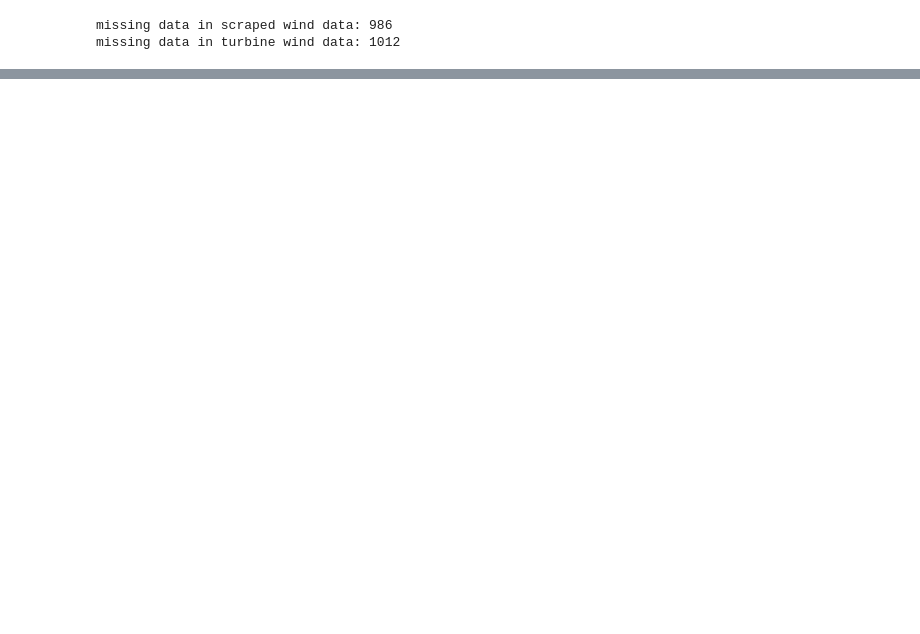
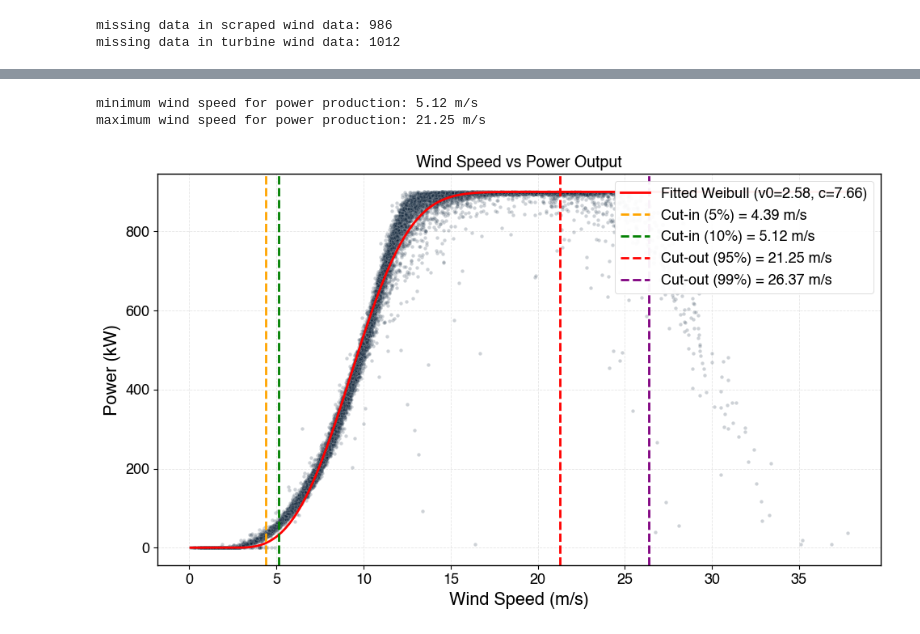
Before and after one commit to ryanabsar/AIB-Capstone-Project, a Jupyter notebook: 02_notebooks/96_Turbine_Analysis.ipynb, the cells around one changed output, grey strips where cells are left out. Cells and saved outputs as stored; diff of their text form; code cells hidden in the pictures; blank space fills up the shorter version.

```diff
--- a/02_notebooks/96_Turbine_Analysis.ipynb
+++ b/02_notebooks/96_Turbine_Analysis.ipynb
@@ -249,0 +381,40 @@ missing data in turbine wind data: 1012
+# %%
+_v_cut_in = df_model[(df_model.loc[:, 'Power_baseline'] >= 10.)].loc[:, 'Wind_speed_baseline'].quantile(0.1) # 5% quantile minimum speed
+_v_cut_out = df_model[df_model['Power_baseline'] >= 10]['Wind_speed_baseline'].quantile(0.95)
+
+print(f"minimum wind speed for power production: {_v_cut_in:.2f} m/s")
+print(f"maximum wind speed for power production: {_v_cut_out:.2f} m/s")
+# %% [output]
+minimum wind speed for power production: 5.12 m/s
+maximum wind speed for power production: 21.25 m/s
+# %%
+# Filter out rows with missing data
+df_plot = df_model.dropna(subset=['Wind_speed_baseline', 'Power_baseline'])
+
+# Compute both quantiles for cut-in and cut-out
+cutin_05 = df_plot[df_plot['Power_baseline'] >= 10]['Wind_speed_baseline'].quantile(0.05)
+cutin_10 = df_plot[df_plot['Power_baseline'] >= 10]['Wind_speed_baseline'].quantile(0.10)
+cutout_95 = df_plot[df_plot['Power_baseline'] >= 10]['Wind_speed_baseline'].quantile(0.95)
+cutout_99 = df_plot[df_plot['Power_baseline'] >= 10]['Wind_speed_baseline'].quantile(0.99)
+
+# Create scatter plot
+plt.figure(figsize=(10, 6))
+sns.scatterplot(data=df_plot, x='Wind_speed_baseline', y='Power_baseline', alpha=0.2, s=10)
+plt.plot(v_sorted, predicted_sorted, color='red', label=f'Fitted Weibull (v0={v0_fit:.2f}, c={c_fit:.2f})')
+
+# Draw cut-in / cut-out lines
+plt.axvline(cutin_05, color='orange', linestyle='--', label=f'Cut-in (5%) = {cutin_05:.2f} m/s')
+plt.axvline(cutin_10, color='green', linestyle='--', label=f'Cut-in (10%) = {cutin_10:.2f} m/s')
+plt.axvline(cutout_95, color='red', linestyle='--', label=f'Cut-out (95%) = {cutout_95:.2f} m/s')
+plt.axvline(cutout_99, color='purple', linestyle='--', label=f'Cut-out (99%) = {cutout_99:.2f} m/s')
+
+# Labels and legend
+plt.title('Wind Speed vs Power Output')
+plt.xlabel('Wind Speed (m/s)')
+plt.ylabel('Power (kW)')
+plt.legend()
+plt.grid(True)
+plt.tight_layout()
+plt.show()
+# %% [output]
+[figure, added]
```
Also changed, not shown: parts of 41 cells of this notebook, 7 other files.
